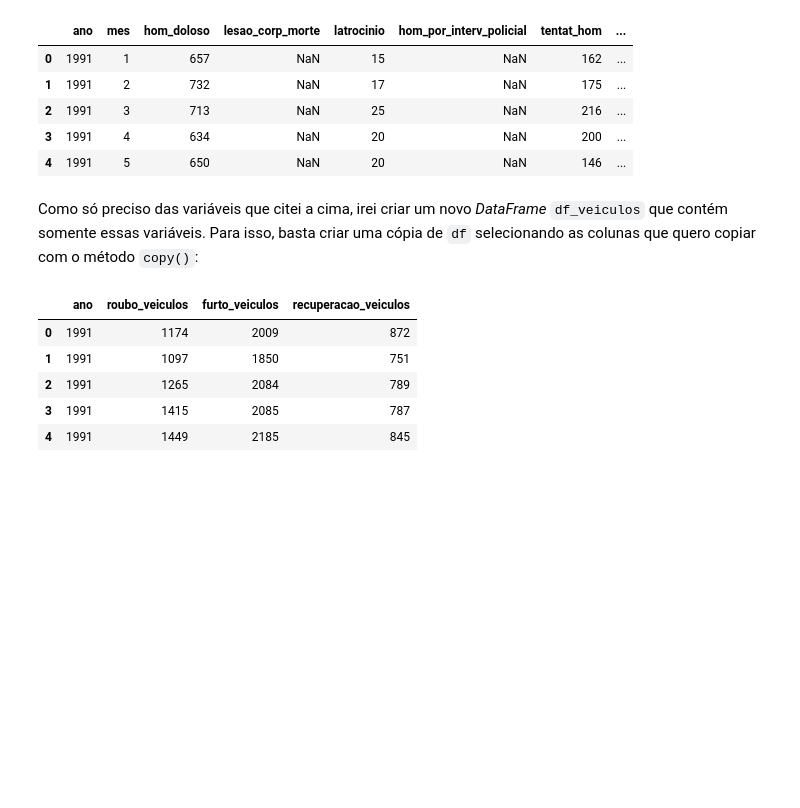
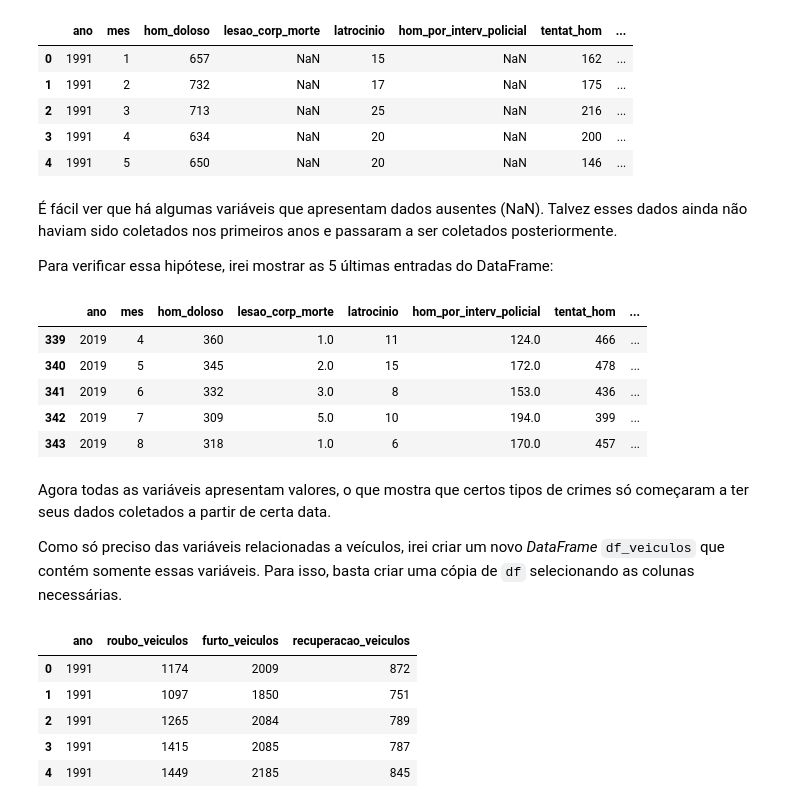
Before and after one commit to gabrielurbanin/analise-crimes-rj, a Jupyter notebook: Analisando_crimes_no_Rio_de_Janeiro.ipynb, the cells around one changed output. Cells and saved outputs as stored; diff of their text form; code cells hidden in the pictures; blank space fills up the shorter version.

```diff
--- a/Analisando_crimes_no_Rio_de_Janeiro.ipynb
+++ b/Analisando_crimes_no_Rio_de_Janeiro.ipynb
@@ -91,6 +93,23 @@ df.head()
 | 2 | 1991 | 3 | 713 | NaN | 25 | NaN | 216 | ... |
 | 3 | 1991 | 4 | 634 | NaN | 20 | NaN | 200 | ... |
 | 4 | 1991 | 5 | 650 | NaN | 20 | NaN | 146 | ... |
+# %% [markdown]
+É fácil ver que há algumas variáveis que apresentam dados ausentes (NaN). Talvez esses dados ainda não haviam sido coletados nos primeiros anos e passaram a ser coletados posteriormente.
+
+Para verificar essa hipótese, irei mostrar as 5 últimas entradas do DataFrame:
+# %%
+# 5 últimas entradas do DataFrame
+
+df.tail()
+# %% [output]
+|  | ano | mes | hom_doloso | lesao_corp_morte | latrocinio | hom_por_interv_policial | tentat_hom | ... |
+| 339 | 2019 | 4 | 360 | 1.0 | 11 | 124.0 | 466 | ... |
+| 340 | 2019 | 5 | 345 | 2.0 | 15 | 172.0 | 478 | ... |
+| 341 | 2019 | 6 | 332 | 3.0 | 8 | 153.0 | 436 | ... |
+| 342 | 2019 | 7 | 309 | 5.0 | 10 | 194.0 | 399 | ... |
+| 343 | 2019 | 8 | 318 | 1.0 | 6 | 170.0 | 457 | ... |
 # %% [markdown]
-Como só preciso das variáveis que citei a cima, irei criar um novo _DataFrame_ `df_veiculos` que contém somente essas variáveis. Para isso, basta criar uma cópia de `df` selecionando as colunas que quero copiar com o método `copy()`:
+Agora todas as variáveis apresentam valores, o que mostra que certos tipos de crimes só começaram a ter seus dados coletados a partir de certa data.
+
+Como só preciso das variáveis relacionadas a veículos, irei criar um novo _DataFrame_ `df_veiculos` que contém somente essas variáveis. Para isso, basta criar uma cópia de `df` selecionando as colunas necessárias.
 # %%
```
Also changed, not shown: parts of 50 cells of this notebook.
